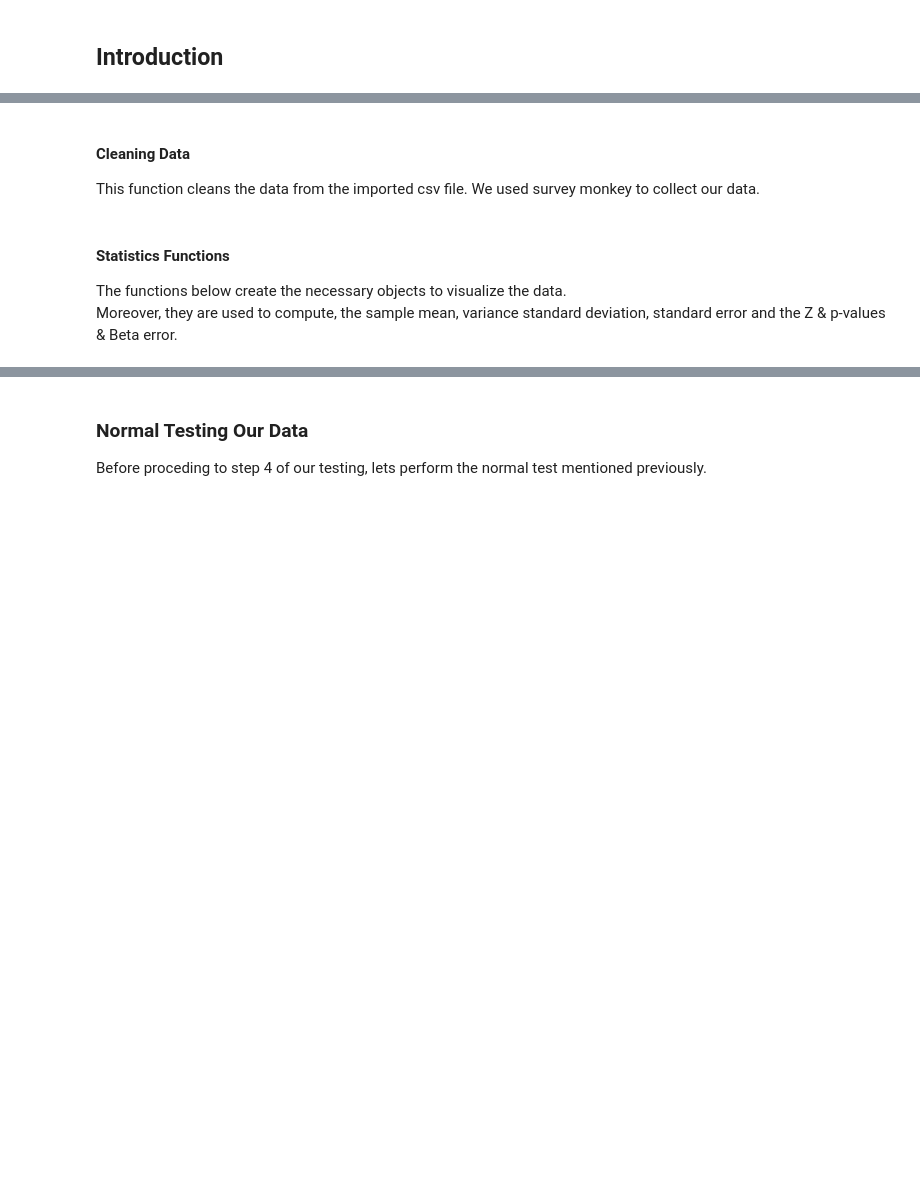
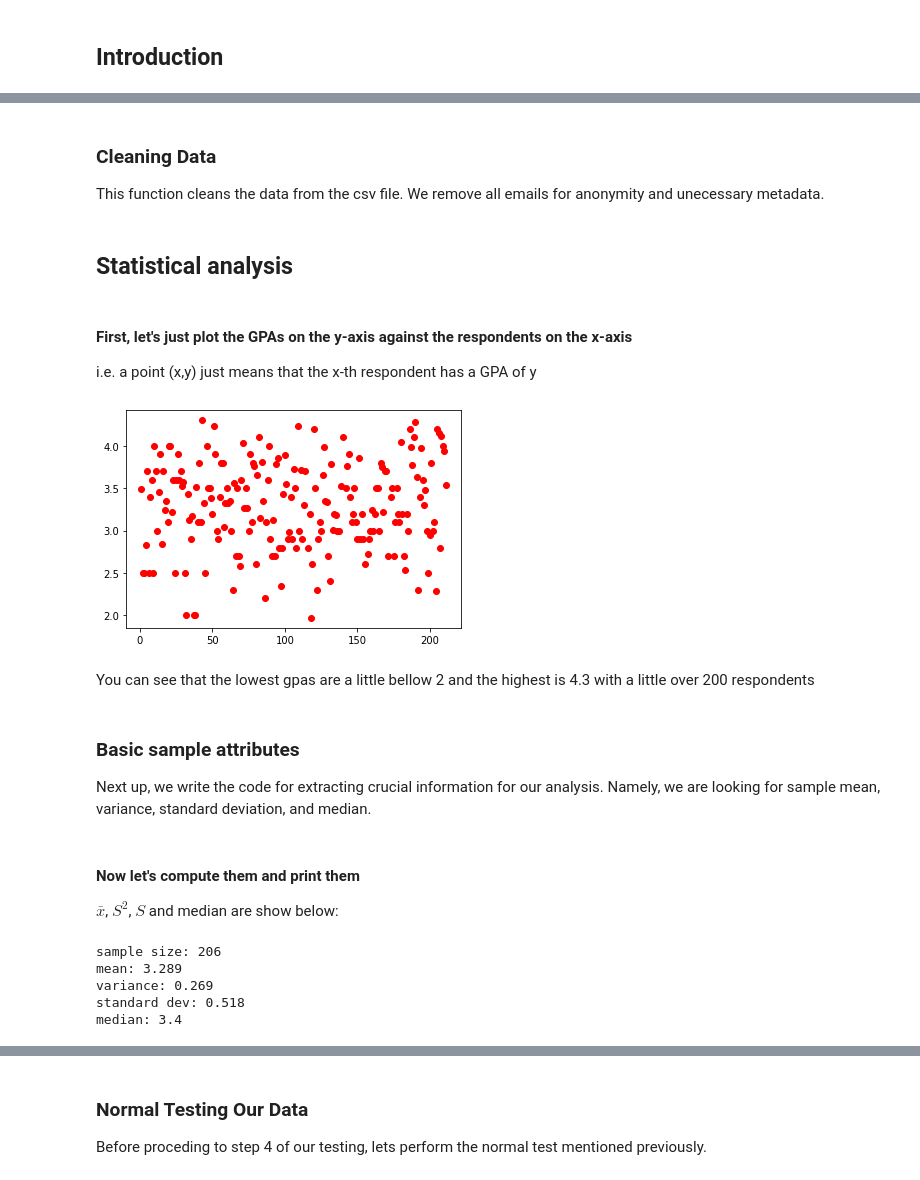
Before and after one commit to ribal-aladeeb/probs-and-stats-project, a Jupyter notebook: Final_Report.ipynb, the cells around one changed output, grey strips where cells are left out. Drawn from its saved outputs; the diff is of its cells as text; code cells hidden in the pictures; blank space fills up the shorter version.

```diff
--- a/Final_Report.ipynb
+++ b/Final_Report.ipynb
@@ -36,8 +54,8 @@ blacklisted_emails = [
 original_survey = "./data/condensed.actual.latest.csv"
 numerical_survey = './data/condensed.numerical.latest.csv'
 # %% [markdown]
-#### Cleaning Data
-This function cleans the data from the imported csv file. We used survey monkey to collect our data.
+### Cleaning Data
+This function cleans the data from the csv file. We remove all emails for anonymity and unecessary metadata.
 # %%
 def clean(survey_filename: str):
     '''
@@ -69,8 +87,28 @@ def clean(survey_filename: str):
     # cast string entries to float
     responses = pd.DataFrame.astype(responses, float)
     return responses
+
+
+
+
+# Generate the dataframe object to be analysed
+data = clean(numerical_survey)
-# %% [markdown]
-#### Statistics Functions
-The functions below create the necessary objects to visualize the data.
-<br>
-Moreover, they are used to compute, the sample mean, variance standard deviation, standard error and the Z & p-values & Beta error.
+# %% [markdown]
+## Statistical analysis
+# %% [markdown]
+#### First, let's just plot the GPAs on the y-axis against the respondents on the x-axis
+i.e. a point (x,y) just means that the x-th respondent has a GPA of y
+# %%
+def plot_gpas_alone(data):
+    questions = data.columns
+    plt.plot(data[questions[5]], 'ro')
+    plt.show()
+
+plot_gpas_alone(data)
+# %% [output]
+[figure, added]
+# %% [markdown]
+You can see that the lowest gpas are a little bellow 2 and the highest is 4.3 with a little over 200 respondents
+# %% [markdown]
+### Basic sample attributes
+Next up, we write the code for extracting crucial information for our analysis. Namely, we are looking for sample mean, variance, standard deviation, and median.
@@ -77 +150,21 @@ Moreover, they are used to compute, the sample mean, variance standard deviation
+# %% [markdown]
+#### Now let's compute them and print them
+$\bar{x}$, $S^{2}$, $S$ and median are show below:
+# %%
+n = sample_size(data)
+xbar = round(mean_gpa(data),3)
+S_squared = round(sample_gpa_variance(data),3)
+S = round(std_dev_gpa(data),3)
+
+print("sample size:", n)
+print("mean:", xbar)
+print("variance:", S_squared)
+print("standard dev:", S)
+print("median:", median_gpa(data))
+# %% [output]
+sample size: 206
+mean: 3.289
+variance: 0.269
+standard dev: 0.518
+median: 3.4
 # %%
```
Also changed, not shown: parts of 20 cells of this notebook.
